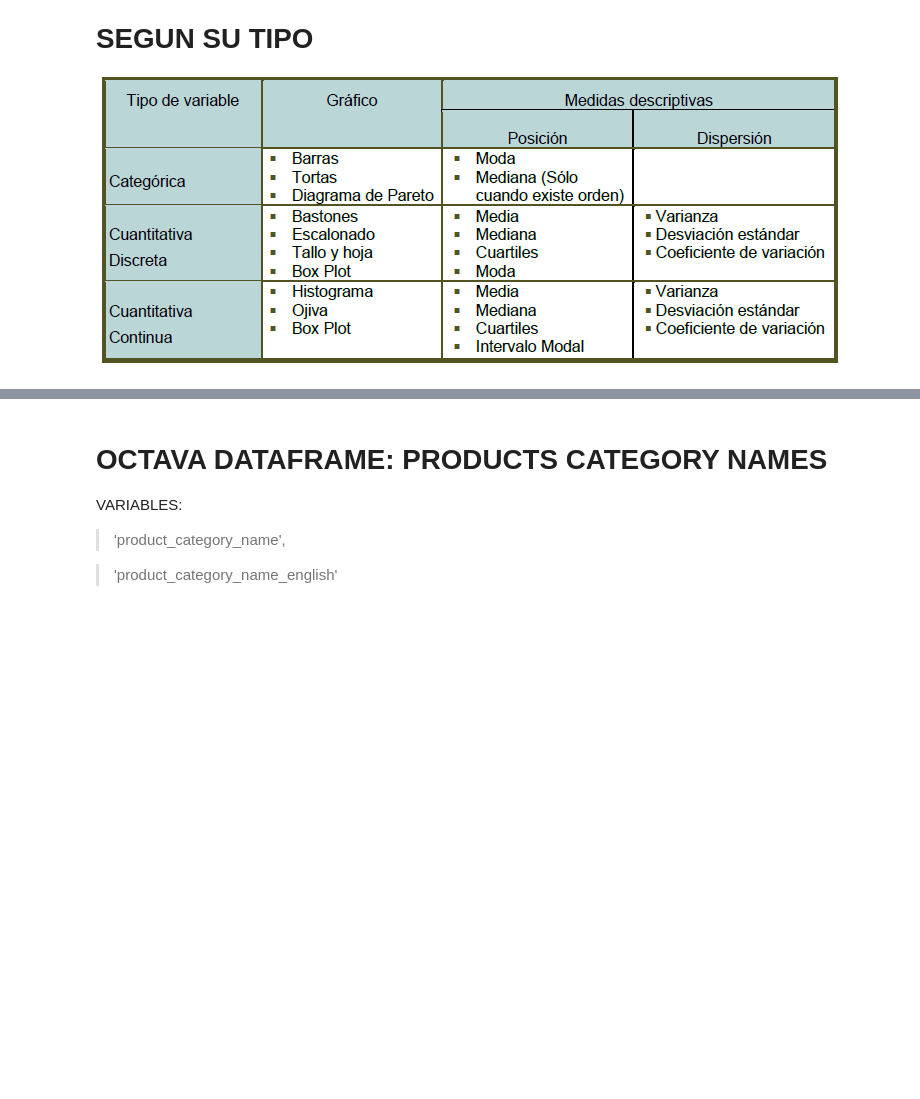
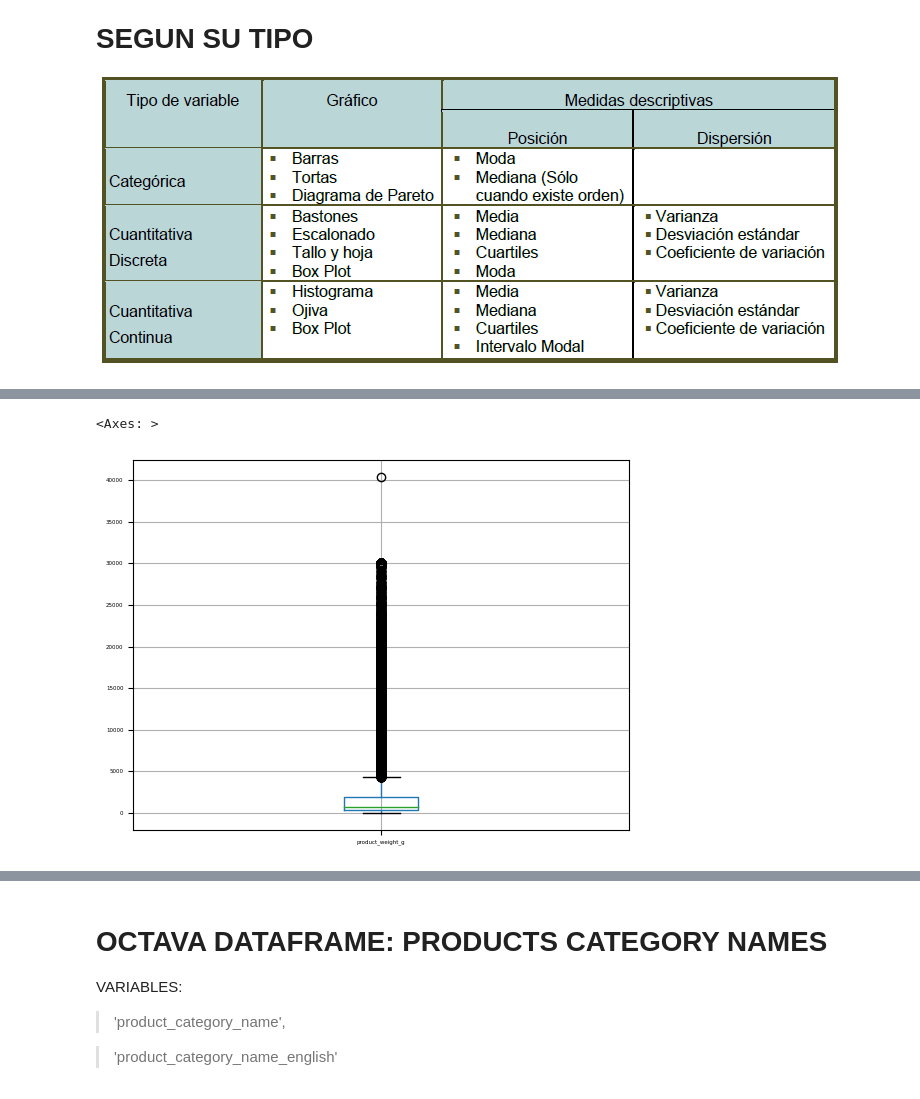
Before and after one commit to fabizap/Olist, a Jupyter notebook: BASES_7_Y_8_DE_FABIAN.ipynb, the cells around one changed output, grey strips where cells are left out. Drawn from its saved outputs; the diff is of its cells as text; code cells hidden in the pictures; blank space fills up the shorter version.

```diff
--- a/BASES_7_Y_8_DE_FABIAN.ipynb
+++ b/BASES_7_Y_8_DE_FABIAN.ipynb
@@ -149,0 +156,2 @@ plt.show()
+# %%
+df7['product_volumen_cm3']= df7['product_length_cm']*df7['product_height_cm']*df7['product_width_cm']
@@ -150,2 +167,5 @@ plt.show()
 # %%
-df7.boxplot('product_weight_g',rot=90)
+df7.boxplot('product_weight_g', )
+# %% [output]
+<Axes: >
+[figure, added]
```
Also changed, not shown: parts of 12 cells of this notebook.
